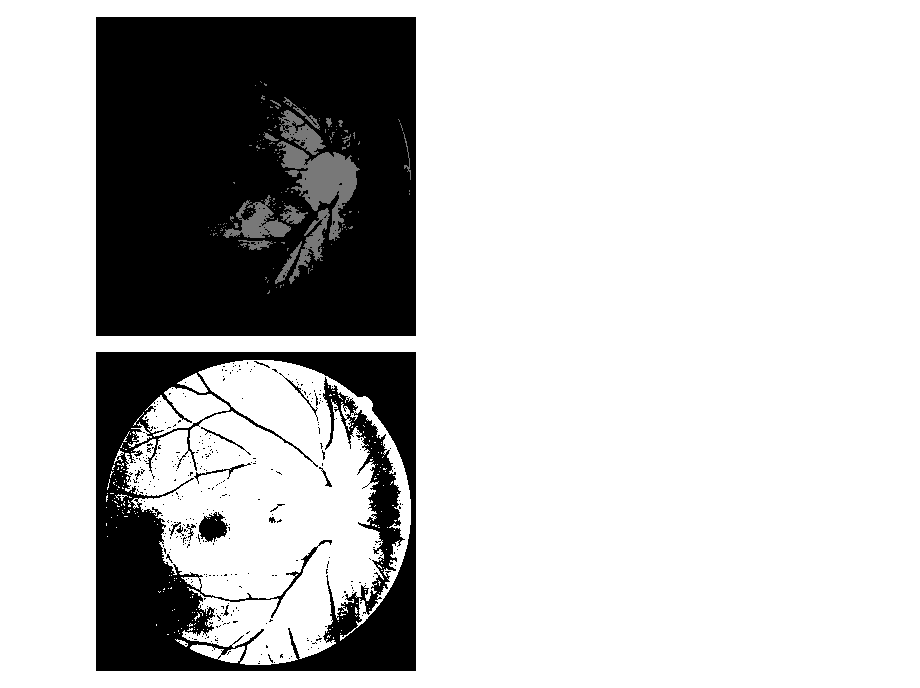
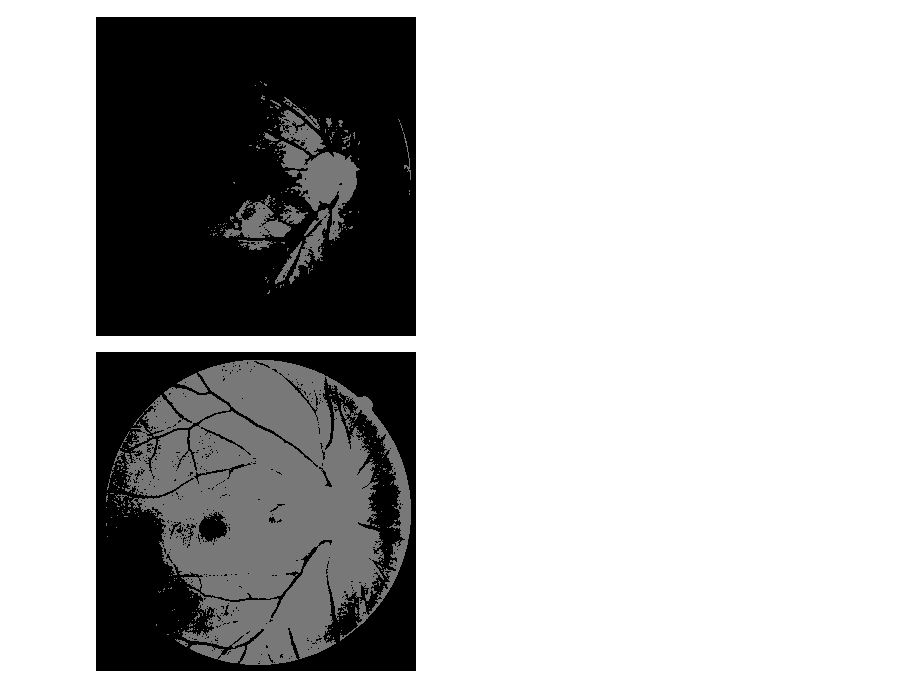
Before and after one commit to mwithgod3952/ML_jh, a Jupyter notebook: CHAHE_and_Tresholding.ipynb, the cells around one changed output. Cells and saved outputs as stored; diff of their text form; code cells hidden in the pictures.

```diff
--- a/CHAHE_and_Tresholding.ipynb
+++ b/CHAHE_and_Tresholding.ipynb
@@ -139,7 +139,7 @@ cv2_imshow(thresh1)
 # %% [output]
 [figure]
 # %%
-_ret, thresh2 = cv2.threshold(CLAHE_img, 0, 255, cv2.THRESH_BINARY+cv2.THRESH_OTSU)
+_ret, thresh2 = cv2.threshold(CLAHE_img, 0, 120, cv2.THRESH_BINARY+cv2.THRESH_OTSU)
 cv2_imshow(thresh2)
 # %% [output]
-[figure, old version]
+[figure, new version]
```
Also changed, not shown: parts of 2 cells of this notebook.
